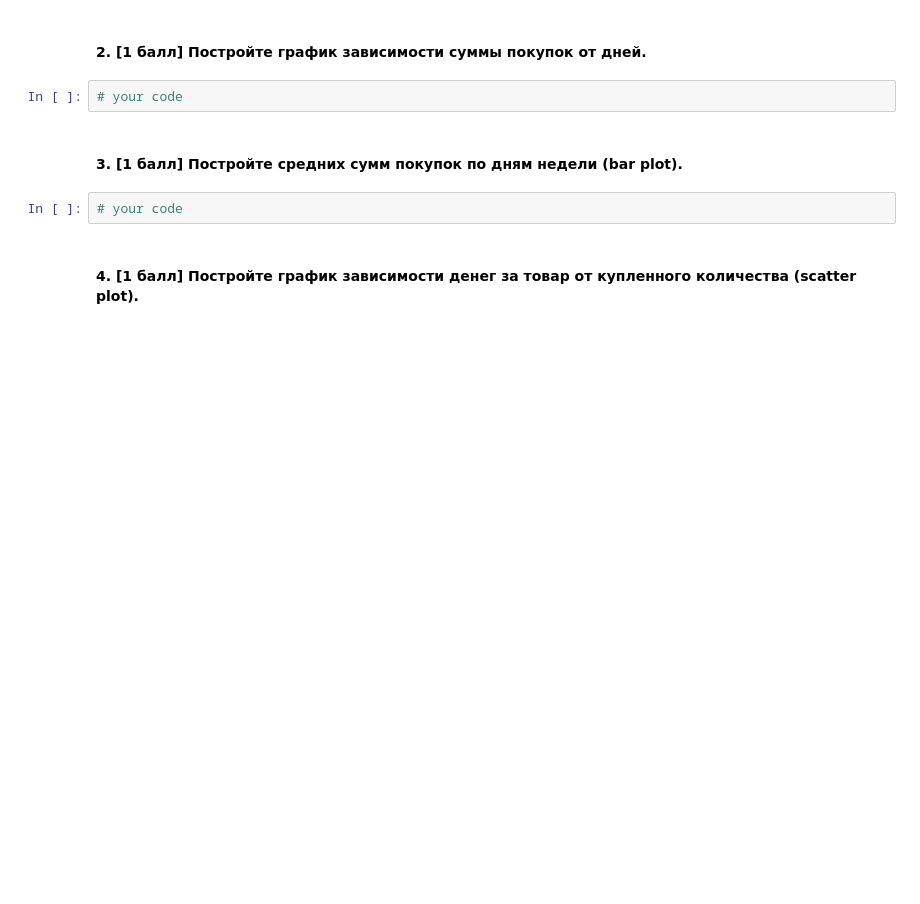
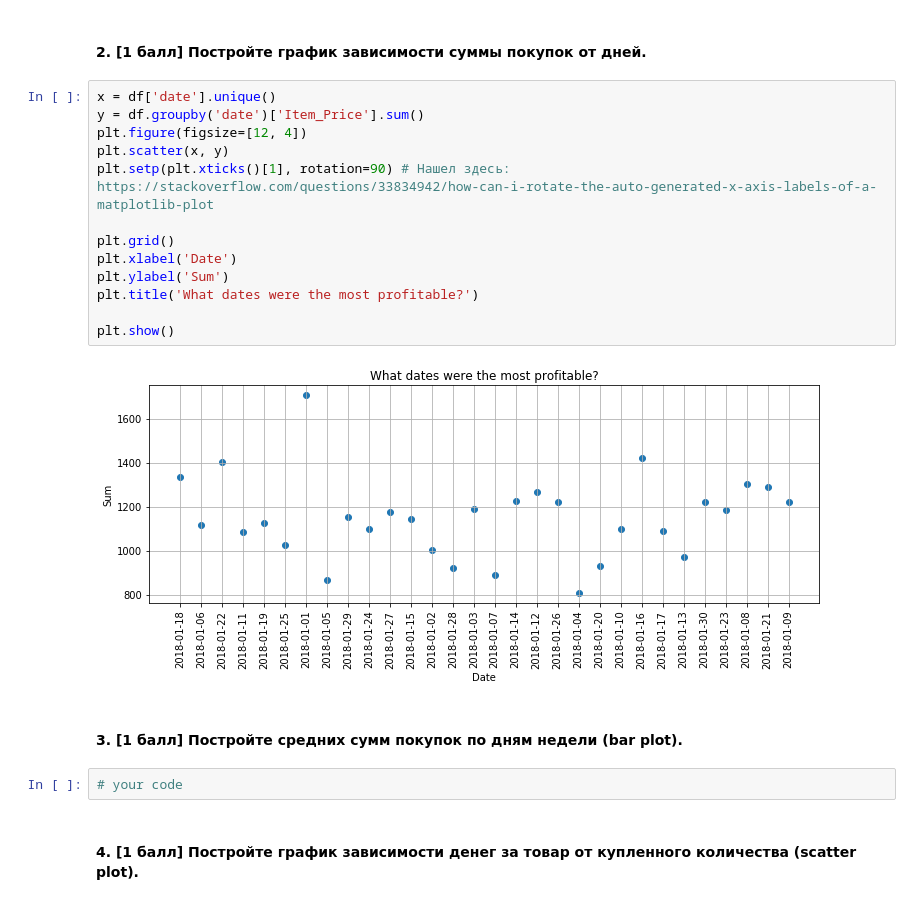
Before and after one commit to hse-mlearn/ha-01-Kedo-Aleksei, a Jupyter notebook: homework-practice-01.ipynb, the cells around one changed output. Saved outputs shown, nothing was run; the diff lists cells and outputs as text; blank space fills up the shorter version.

```diff
--- a/homework-practice-01.ipynb
+++ b/homework-practice-01.ipynb
@@ -340,7 +368,20 @@ df['date'] = df.order_id.map(dates['date'])
 # %% [markdown]
 #### 2. [1 балл] Постройте график зависимости суммы покупок от дней.
-# %%
-# your code
+# %%
+x = df['date'].unique()
+y = df.groupby('date')['Item_Price'].sum()
+plt.figure(figsize=[12, 4])
+plt.scatter(x, y)
+plt.setp(plt.xticks()[1], rotation=90) # Нашел здесь: https://stackoverflow.com/questions/33834942/how-can-i-rotate-the-auto-generated-x-axis-labels-of-a-matplotlib-plot
+
+plt.grid()
+plt.xlabel('Date')
+plt.ylabel('Sum')
+plt.title('What dates were the most profitable?')
+
+plt.show()
+# %% [output]
+[figure, added]
 # %% [markdown]
 #### 3. [1 балл] Постройте средних сумм покупок по дням недели (bar plot).
 # %%
```
Also changed, not shown: parts of 8 cells of this notebook, 1 other file.
